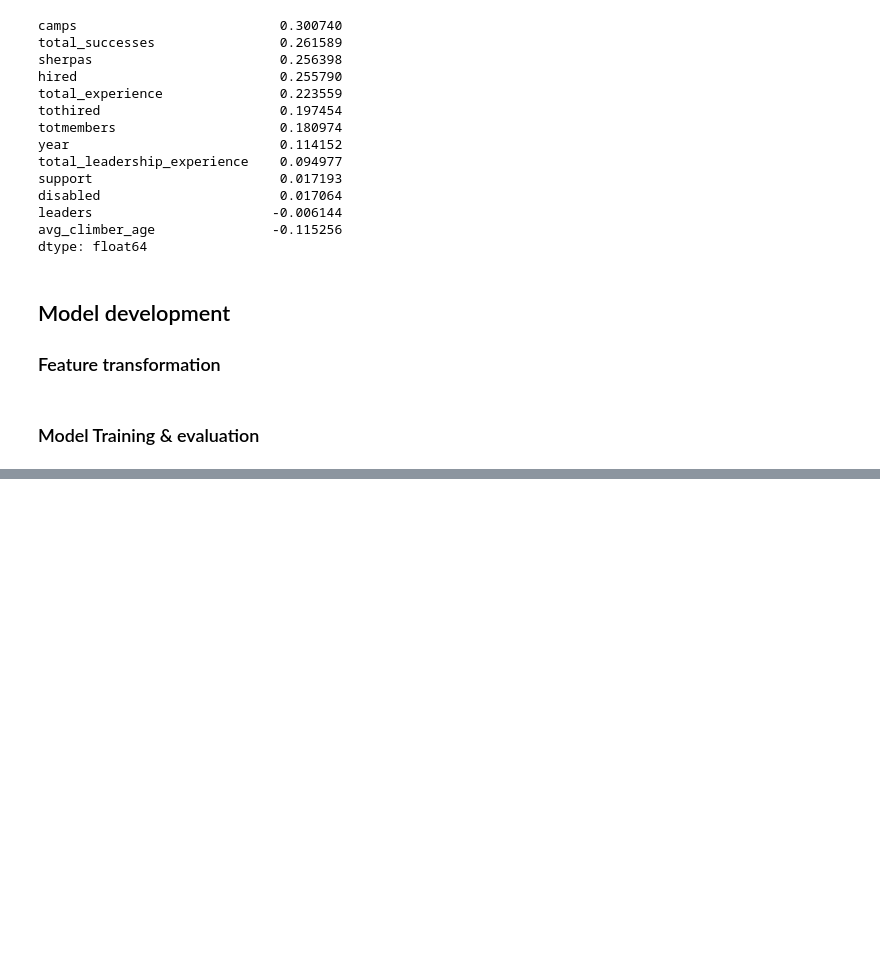
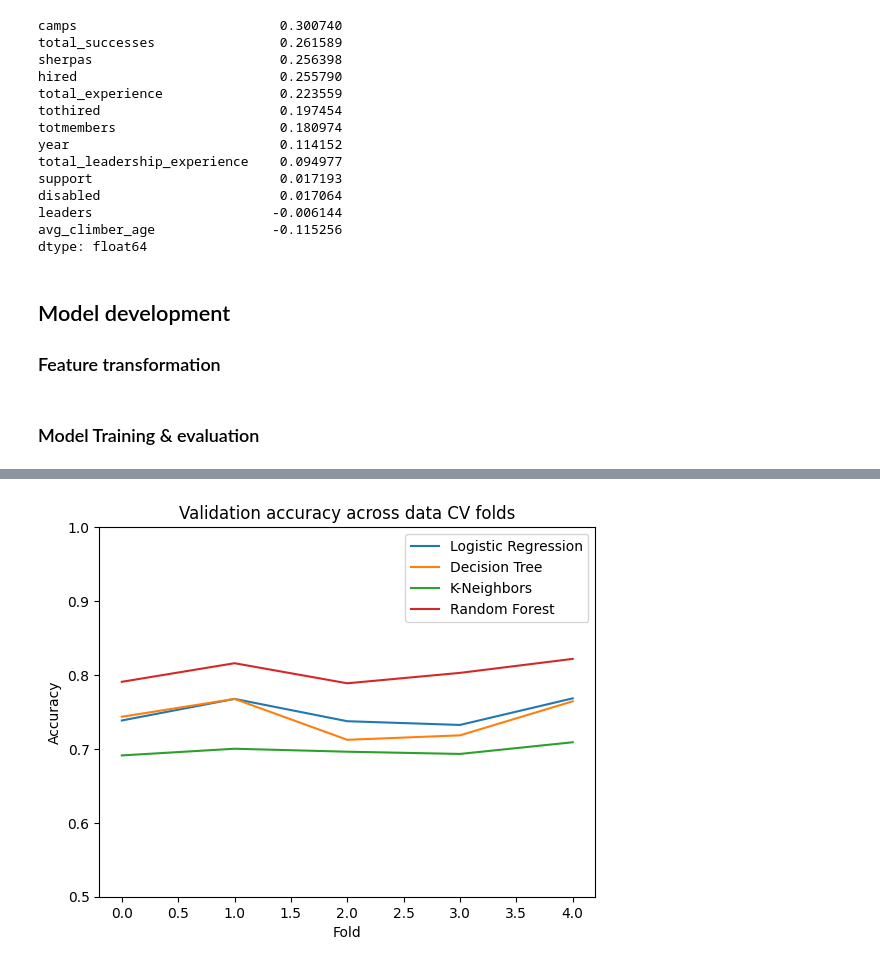
Before and after one commit to bastien-winant/ml-zoomcamp, a Jupyter notebook: midterm/notebook.ipynb, the cells around one changed output, grey strips where cells are left out. Drawn from its saved outputs; the diff is of its cells as text; code cells hidden in the pictures; blank space fills up the shorter version.

```diff
--- a/midterm/notebook.ipynb
+++ b/midterm/notebook.ipynb
@@ -762,0 +617,13 @@ for t in thresholds:
+# %%
+plt.plot(lr_scores.split, lr_scores.accuracy, label=lr_scores.model.unique())
+plt.plot(dt_scores.split, dt_scores.accuracy, label=dt_scores.model.unique())
+plt.plot(kn_scores.split, kn_scores.accuracy, label=kn_scores.model.unique())
+plt.plot(rf_scores.split, rf_scores.accuracy, label=rf_scores.model.unique())
+plt.legend()
+plt.ylim((.5, 1))
+plt.title('Validation accuracy across data CV folds')
+plt.xlabel('Fold')
+plt.ylabel('Accuracy')
+plt.show()
+# %% [output]
+[figure, added]
```
Also changed, not shown: parts of 73 cells of this notebook.
